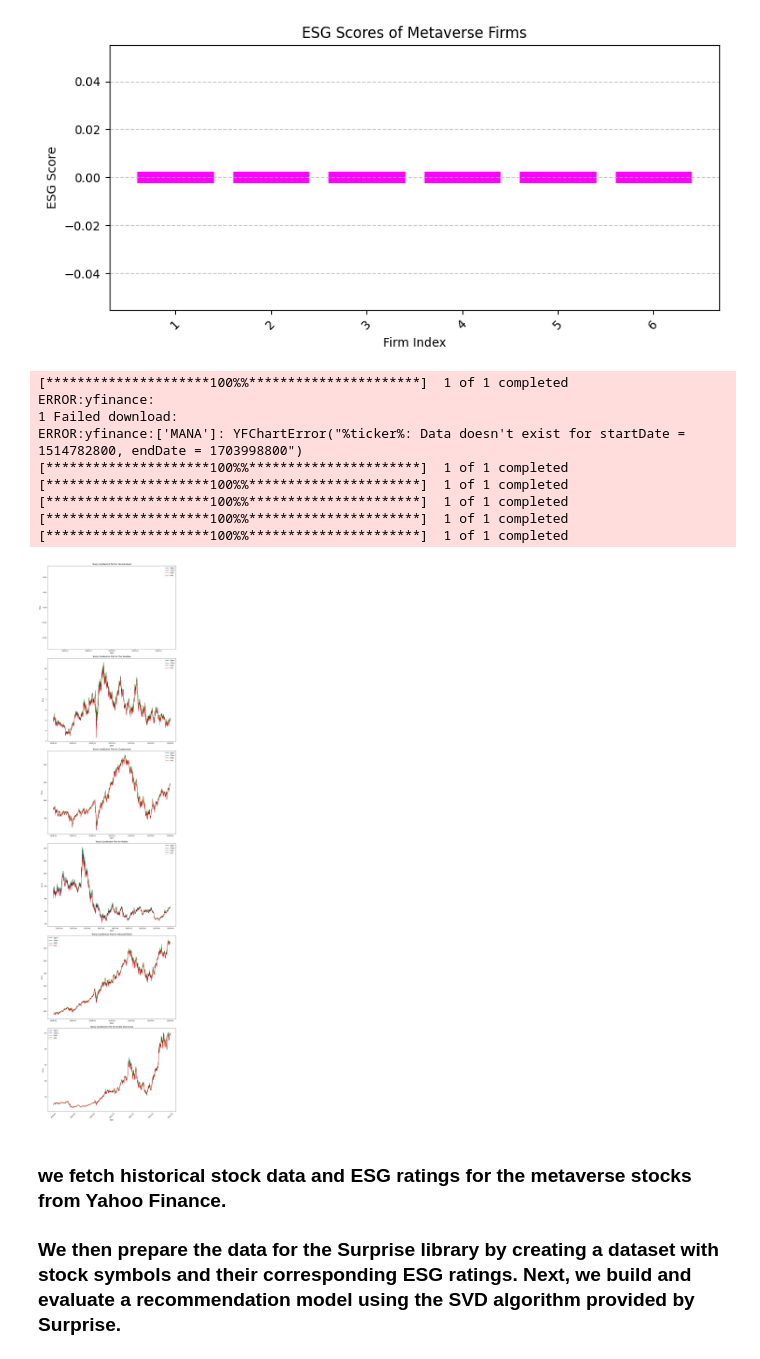
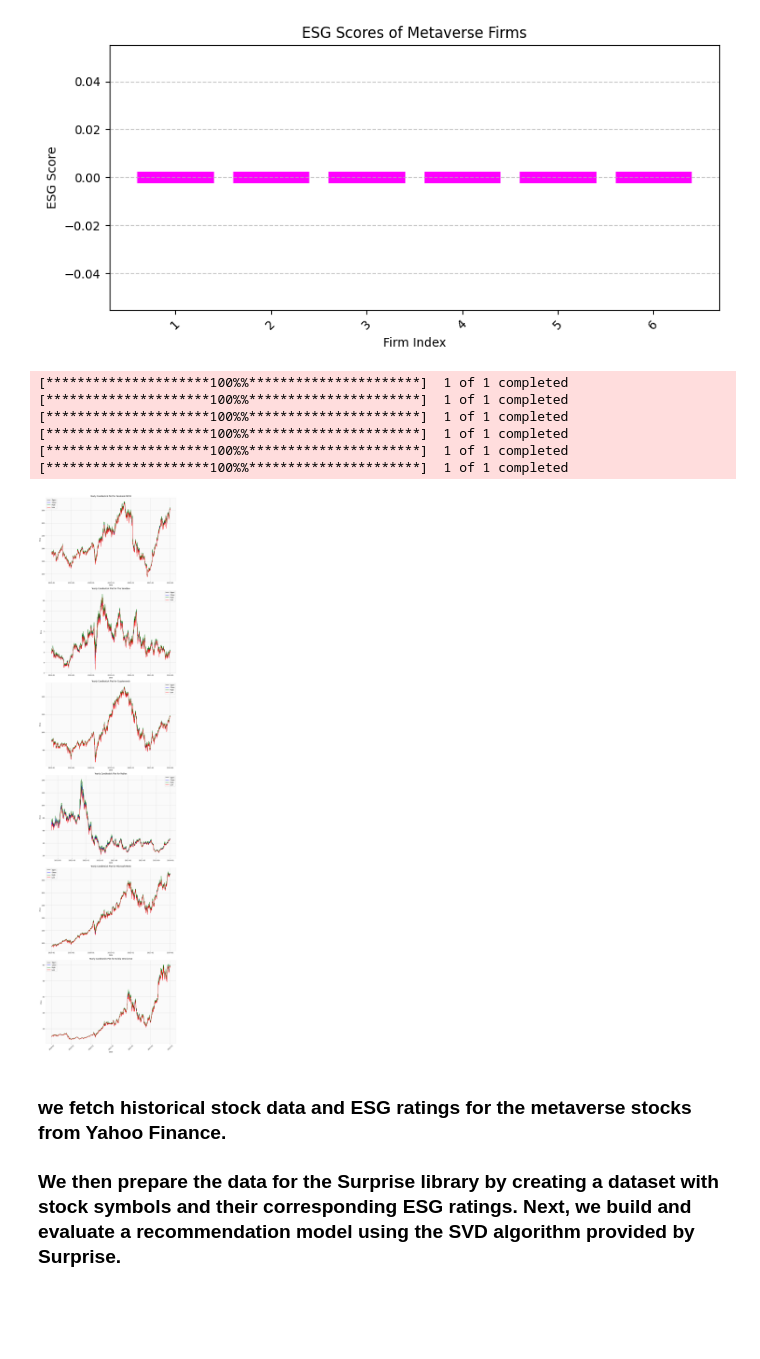
Before and after one commit to henryonomakpo/The-Impact-of-ESG-Ratings-on-EV-Manufacturing-Industry, a Jupyter notebook: Python_Function_for_Recommending_Metaverse_platform_based_on_Stock_Performance.ipynb, the cells around one changed output. Drawn from its saved outputs; the diff is of its cells as text; code cells hidden in the pictures; blank space fills up the shorter version.

```diff
--- a/Python_Function_for_Recommending_Metaverse_platform_based_on_Stock_Performance.ipynb
+++ b/Python_Function_for_Recommending_Metaverse_platform_based_on_Stock_Performance.ipynb
@@ -209,0 +414,13 @@ Test time         0.00    0.00    0.00    0.00    0.00    0.00    0.00
+# %%
+import yfinance as yf
+import mplfinance as mpf
+
+# List of stock tickers
+tickers = ['AAPL', 'MSFT', 'META', 'NVDA', 'RBLX']
+
+# Fetch historical stock price data for each ticker
+stock_data = {ticker: yf.download(ticker, start='2019-01-01', end='2021-12-31') for ticker in tickers}
+
+# Plot candlestick charts for Adjusted Close prices for each stock
+for ticker, data in stock_data.items():
+    mpf.plot(data, type='candle', volume=False, ylabel='Price', style='yahoo', title=f'{ticker} Adjusted Close Price')
@@ -209,0 +491,23 @@ Test time         0.00    0.00    0.00    0.00    0.00    0.00    0.00
+# %%
+import yfinance as yf
+import pandas as pd
+import matplotlib.pyplot as plt
+import mplfinance as mpf
+
+# List of stock tickers
+tickers = ['AAPL', 'MSFT', 'META', 'NVDA', 'RBLX']
+
+# Fetch historical stock price data for each ticker
+stock_data = {ticker: yf.download(ticker, start='2021-01-01', end='2021-12-31') for ticker in tickers}
+
+# Create a list of colors for each company
+colors = ['b', 'g', 'r', 'c', 'm']
+
+# Plot candlestick charts for each company with different colors and improved visibility
+for i, ticker in enumerate(tickers):
+    add_plot = mpf.make_addplot(stock_data[ticker]['Close'], type='scatter', markersize=200, color=colors[i])
+    mpf.plot(stock_data[ticker], type='candle', ylabel='Price', style='yahoo', title=ticker, addplot=add_plot, figratio=(16, 8), figscale=1.25)
+
+plt.grid(True)  # Show grid lines on the plot
+
+plt.show()
@@ -291,7 +607,7 @@ import matplotlib.dates as mdates
 
 # Define the Metaverse firms along with their ticker symbols
 metaverse_firms = {
-    'Decentraland': 'MANA',
+    'Facebook META': 'META',
     'The Sandbox': 'SAND',
     'Cryptovoxels': 'VOX',
     'Roblox': 'RBLX',
@@ -306,38 +622,35 @@ def download_stock_data(ticker_symbol):
 
 # Create subplots for each Metaverse firm's yearly candlestick plot
 fig, axs = plt.subplots(nrows=len(metaverse_firms), ncols=1, figsize=(12, 8 * len(metaverse_firms)))
 
 for idx, (firm, ticker_symbol) in enumerate(metaverse_firms.items()):
     stock_data = download_stock_data(ticker_symbol)
 
     # Plot the candlestick chart
     ax = axs[idx]
     stock_data['Date'] = stock_data.index
     ax.plot(stock_data['Date'], stock_data['Open'], color='black', label='Open')
     ax.plot(stock_data['Date'], stock_data['Close'], color='blue', label='Close')
     ax.plot(stock_data['Date'], stock_data['High'], color='green', label='High')
     ax.plot(stock_data['Date'], stock_data['Low'], color='red', label='Low')
     ax.set_title(f'Yearly Candlestick Plot for {firm}')
     ax.set_xlabel('Date')
     ax.set_ylabel('Price')
     ax.legend()
     ax.xaxis.set_major_formatter(mdates.DateFormatter('%Y-%m'))
     plt.xticks(rotation=45)
 
 # Display the candlestick plots
 plt.tight_layout()
 plt.show()
 # %% [output]
-[*********************100%%**********************]  1 of 1 completed
-ERROR:yfinance:
-1 Failed download:
-ERROR:yfinance:['MANA']: YFChartError("%ticker%: Data doesn't exist for startDate = 1514782800, endDate = 1703998800")
 [*********************100%%**********************]  1 of 1 completed
 [*********************100%%**********************]  1 of 1 completed
 [*********************100%%**********************]  1 of 1 completed
 [*********************100%%**********************]  1 of 1 completed
 [*********************100%%**********************]  1 of 1 completed
+[*********************100%%**********************]  1 of 1 completed
-[figure, old version]
+[figure, new version]
 # %% [markdown]
 ### we fetch historical stock data and ESG ratings for the metaverse stocks from Yahoo Finance.
 ### We then prepare the data for the Surprise library by creating a dataset with stock symbols and their corresponding ESG ratings. Next, we build and evaluate a recommendation model using the SVD algorithm provided by Surprise.
```
Also changed, not shown: parts of 8 cells of this notebook.
